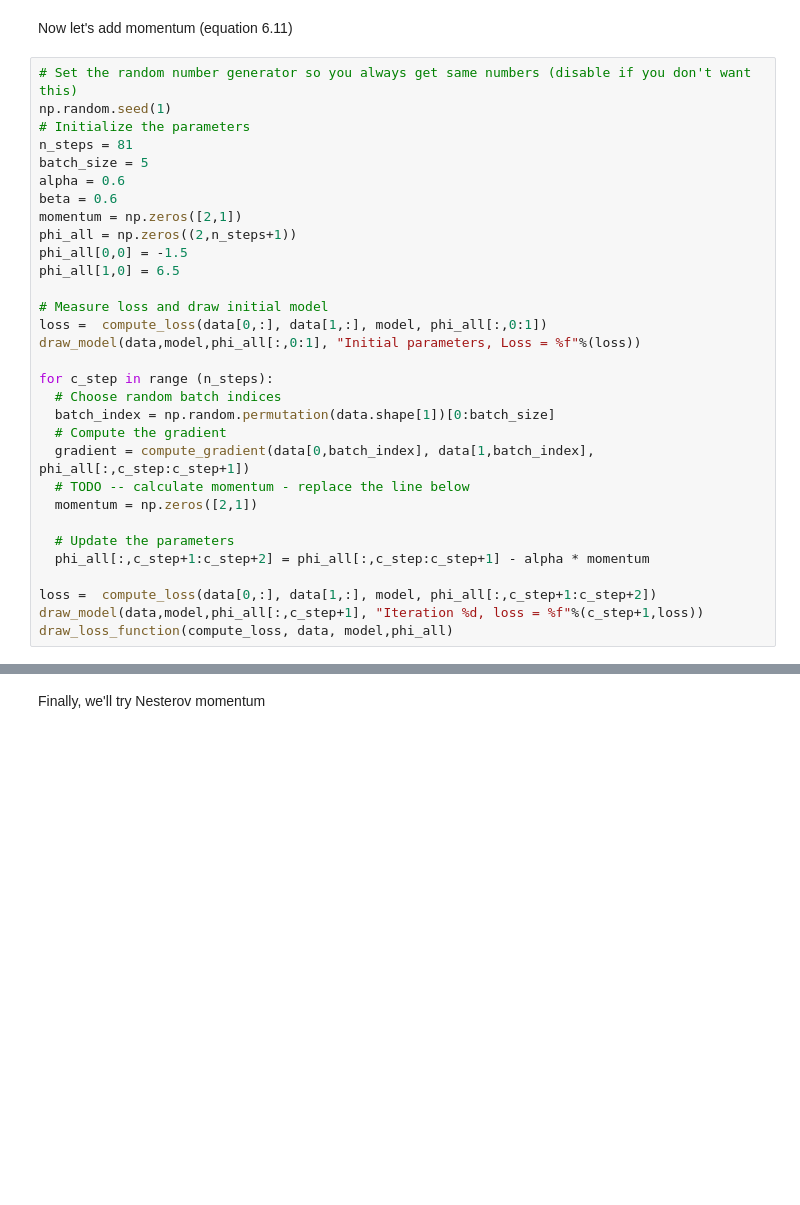
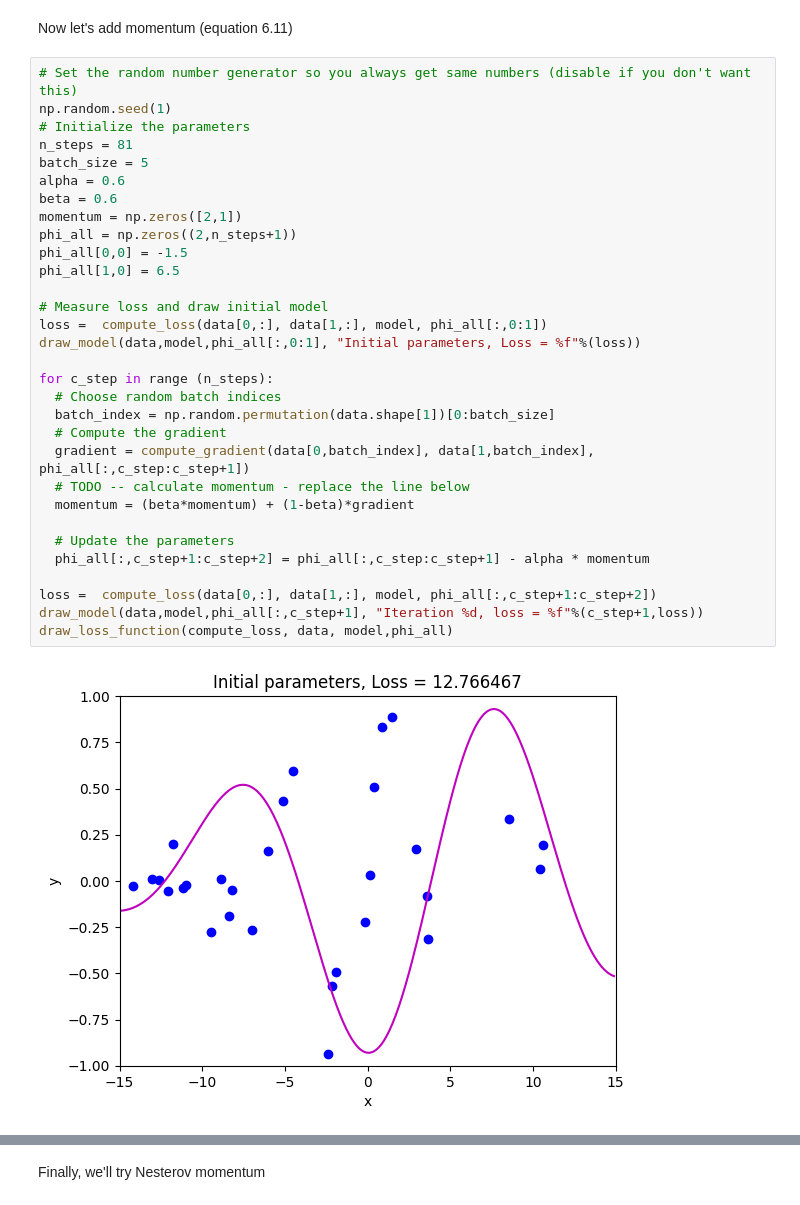
Before and after one commit to DavidDaza2906/Math_Of_DL, a Jupyter notebook: Chapter 6/6_4_Momentum.ipynb, the cells around one changed output, grey strips where cells are left out. Cells and saved outputs as stored; diff of their text form; blank space fills up the shorter version.

```diff
--- a/Chapter 6/6_4_Momentum.ipynb
+++ b/Chapter 6/6_4_Momentum.ipynb
@@ -156,31 +164,33 @@ Now let's add momentum (equation 6.11)
 # %%
 # Set the random number generator so you always get same numbers (disable if you don't want this)
 np.random.seed(1)
 # Initialize the parameters
 n_steps = 81
 batch_size = 5
 alpha = 0.6
 beta = 0.6
 momentum = np.zeros([2,1])
 phi_all = np.zeros((2,n_steps+1))
 phi_all[0,0] = -1.5
 phi_all[1,0] = 6.5
 
 # Measure loss and draw initial model
 loss =  compute_loss(data[0,:], data[1,:], model, phi_all[:,0:1])
 draw_model(data,model,phi_all[:,0:1], "Initial parameters, Loss = %f"%(loss))
 
 for c_step in range (n_steps):
   # Choose random batch indices
   batch_index = np.random.permutation(data.shape[1])[0:batch_size]
   # Compute the gradient
   gradient = compute_gradient(data[0,batch_index], data[1,batch_index],  phi_all[:,c_step:c_step+1])
   # TODO -- calculate momentum - replace the line below
-  momentum = np.zeros([2,1])
+  momentum = (beta*momentum) + (1-beta)*gradient
 
   # Update the parameters
   phi_all[:,c_step+1:c_step+2] = phi_all[:,c_step:c_step+1] - alpha * momentum
 
 loss =  compute_loss(data[0,:], data[1,:], model, phi_all[:,c_step+1:c_step+2])
 draw_model(data,model,phi_all[:,c_step+1], "Iteration %d, loss = %f"%(c_step+1,loss))
 draw_loss_function(compute_loss, data, model,phi_all)
+# %% [output]
+[figure, added]
```
Also changed, not shown: parts of 5 cells of this notebook.
